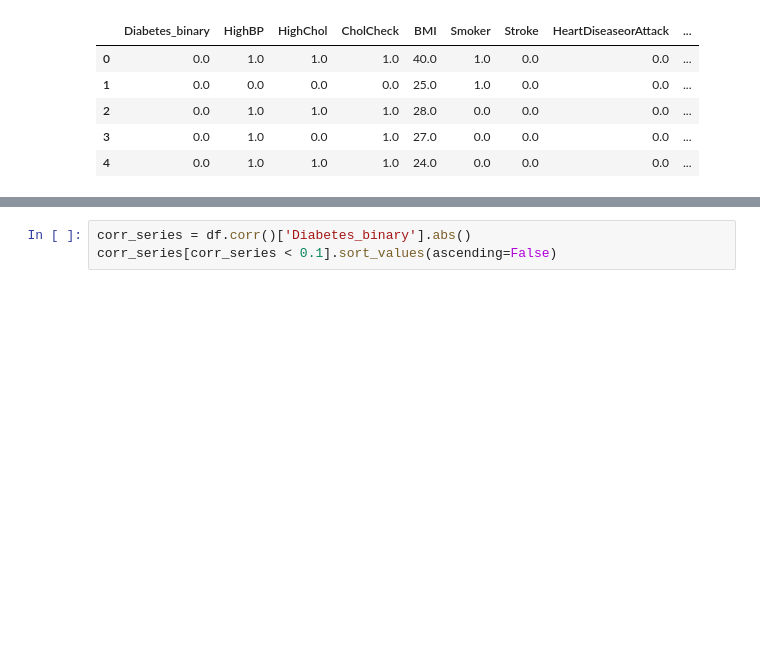
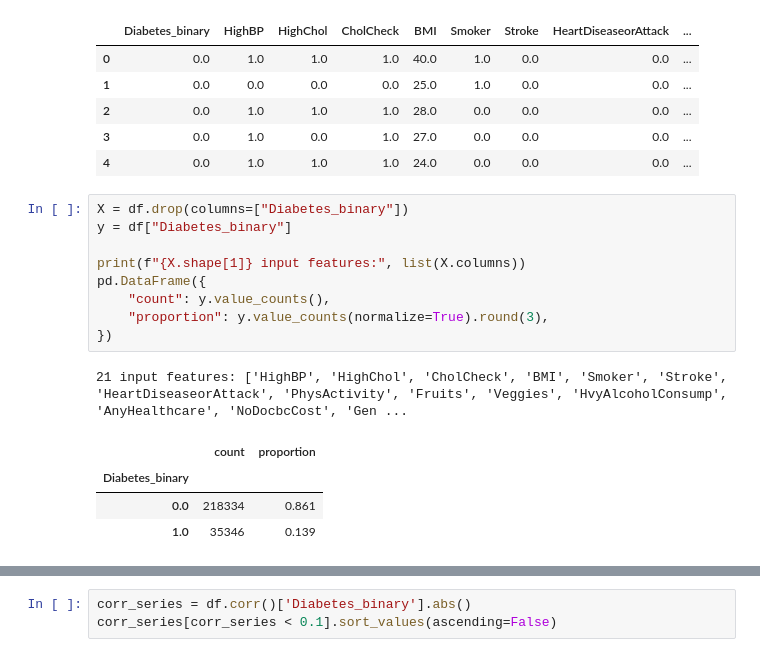
Before and after one commit to Amirus11/IE500618-Assignment-2-Diabetes-Classification, a Jupyter notebook: notebooks/eda.ipynb, the cells around one changed output, grey strips where cells are left out. Cells and saved outputs as stored; diff of their text form; blank space fills up the shorter version.

```diff
--- a/notebooks/eda.ipynb
+++ b/notebooks/eda.ipynb
@@ -22,3 +22,18 @@ rows: 253,680   columns: 22
 | 2 | 0.0 | 1.0 | 1.0 | 1.0 | 28.0 | 0.0 | 0.0 | 0.0 | ... |
 | 3 | 0.0 | 1.0 | 0.0 | 1.0 | 27.0 | 0.0 | 0.0 | 0.0 | ... |
 | 4 | 0.0 | 1.0 | 1.0 | 1.0 | 24.0 | 0.0 | 0.0 | 0.0 | ... |
+# %%
+X = df.drop(columns=["Diabetes_binary"])
+y = df["Diabetes_binary"]
+
+print(f"{X.shape[1]} input features:", list(X.columns))
+pd.DataFrame({
+    "count": y.value_counts(),
+    "proportion": y.value_counts(normalize=True).round(3),
+})
+# %% [output]
+21 input features: ['HighBP', 'HighChol', 'CholCheck', 'BMI', 'Smoker', 'Stroke', 'HeartDiseaseorAttack', 'PhysActivity', 'Fruits', 'Veggies', 'HvyAlcoholConsump', 'AnyHealthcare', 'NoDocbcCost', 'Gen ...
+|  | count | proportion |
+| Diabetes_binary |  |  |
+| 0.0 | 218334 | 0.861 |
+| 1.0 | 35346 | 0.139 |
```
Also changed, not shown: parts of 6 cells of this notebook, 2 other files.
